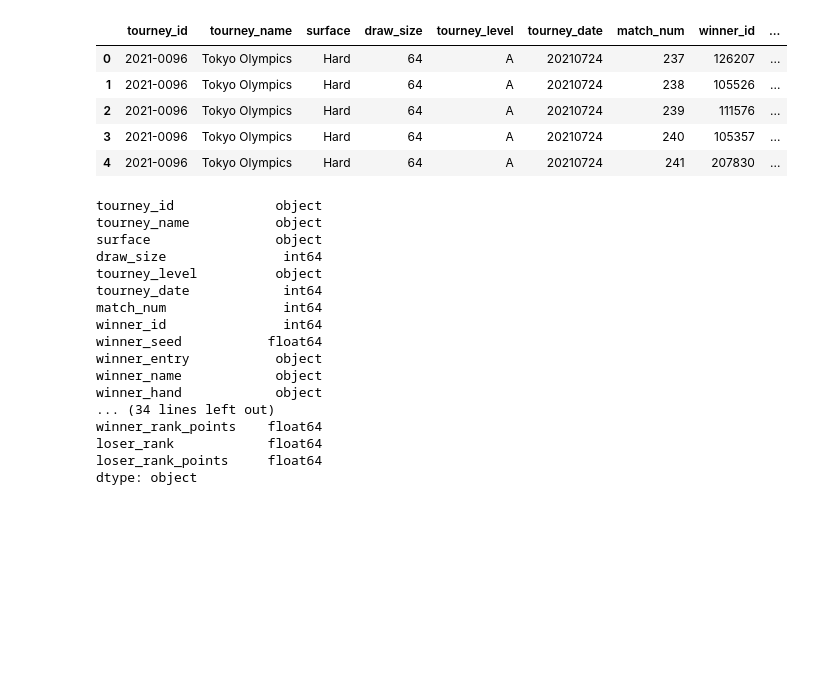
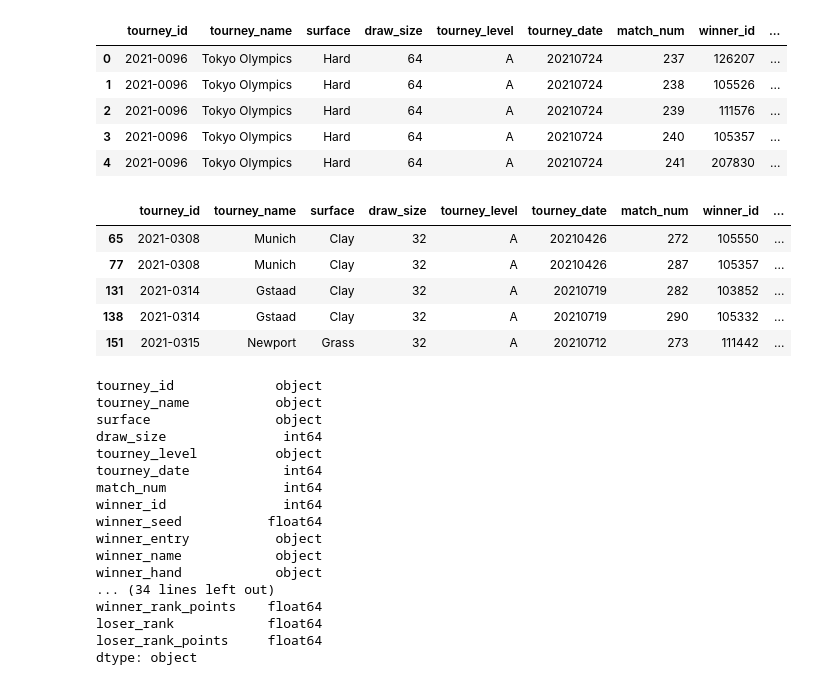
Before and after one commit to danisala664/tennis-predictions, a Jupyter notebook: notebooks/1_exploration.ipynb, the cells around one changed output. Drawn from its saved outputs; the diff is of its cells as text; code cells hidden in the pictures; blank space fills up the shorter version.

```diff
--- a/notebooks/1_exploration.ipynb
+++ b/notebooks/1_exploration.ipynb
@@ -57,6 +68,16 @@ matches.head()
 | 2 | 2021-0096 | Tokyo Olympics | Hard | 64 | A | 20210724 | 239 | 111576 | ... |
 | 3 | 2021-0096 | Tokyo Olympics | Hard | 64 | A | 20210724 | 240 | 105357 | ... |
 | 4 | 2021-0096 | Tokyo Olympics | Hard | 64 | A | 20210724 | 241 | 207830 | ... |
+# %%
+matches_ret = matches[matches['score'].str.contains('RET', na=False)]
+matches_ret.head()
+# %% [output]
+|  | tourney_id | tourney_name | surface | draw_size | tourney_level | tourney_date | match_num | winner_id | ... |
+| 65 | 2021-0308 | Munich | Clay | 32 | A | 20210426 | 272 | 105550 | ... |
+| 77 | 2021-0308 | Munich | Clay | 32 | A | 20210426 | 287 | 105357 | ... |
+| 131 | 2021-0314 | Gstaad | Clay | 32 | A | 20210719 | 282 | 103852 | ... |
+| 138 | 2021-0314 | Gstaad | Clay | 32 | A | 20210719 | 290 | 105332 | ... |
+| 151 | 2021-0315 | Newport | Grass | 32 | A | 20210712 | 273 | 111442 | ... |
 # %%
 # Types de données
 matches.dtypes
```
Also changed, not shown: parts of 2 cells of this notebook, 5 other files.
